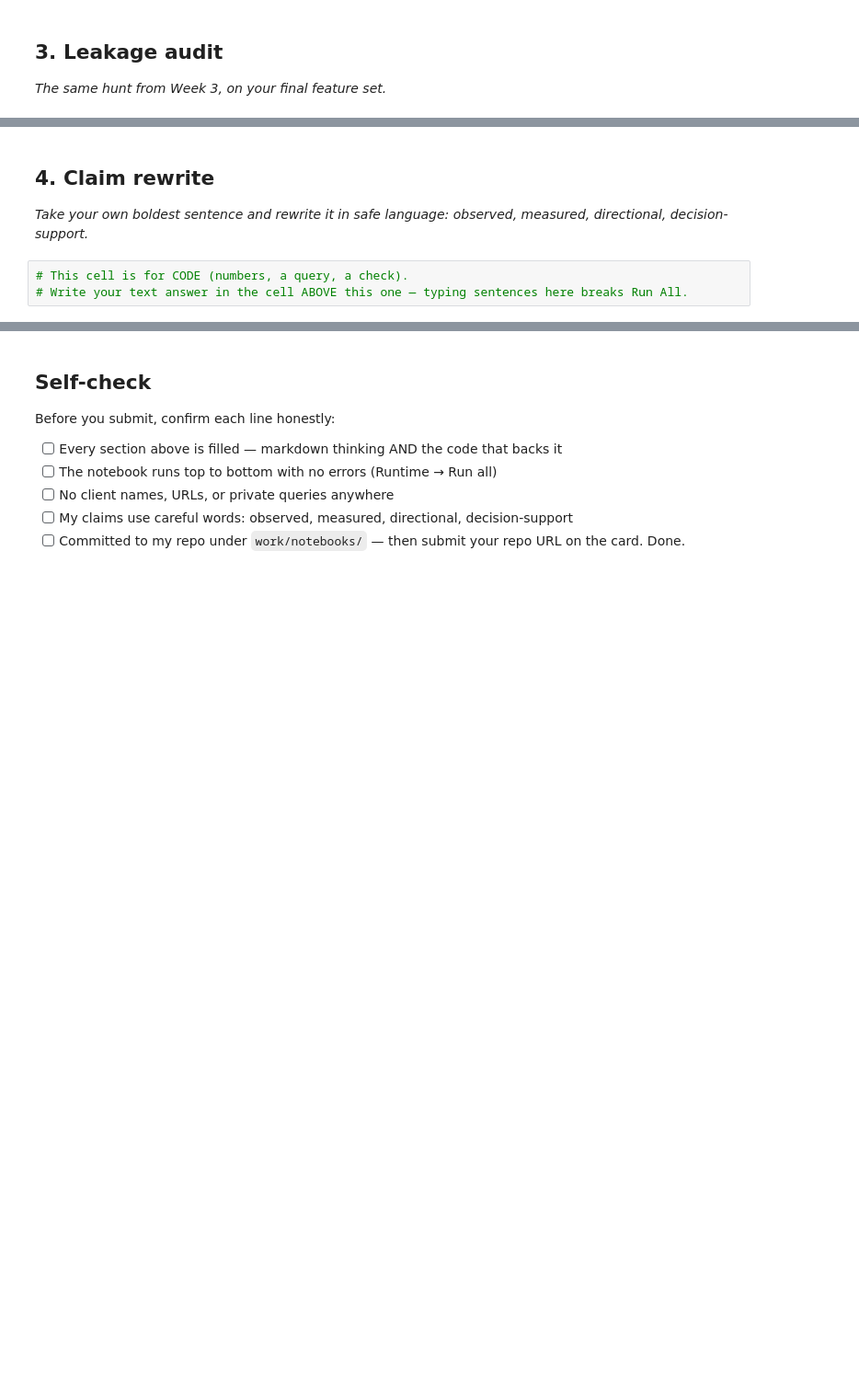
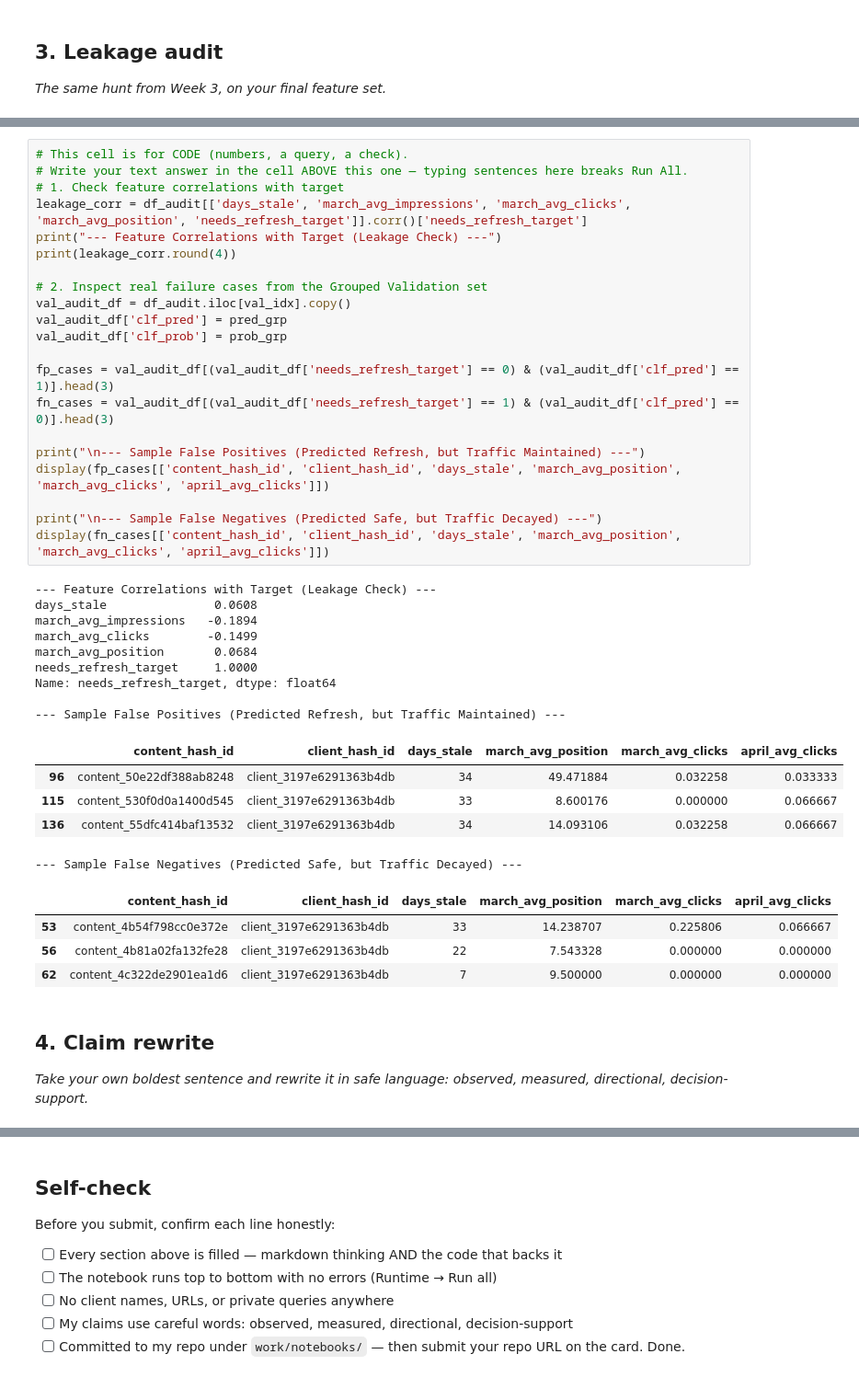
Before and after one commit to abdul-ITexpert/flyrank-internship-week1, a Jupyter notebook: work/notebooks/w06_validation_audit.ipynb, the cells around one changed output, grey strips where cells are left out. Shown at 92% size. Drawn from its saved outputs; the diff is of its cells as text; blank space fills up the shorter version.

```diff
--- a/work/notebooks/w06_validation_audit.ipynb
+++ b/work/notebooks/w06_validation_audit.ipynb
@@ -30,7 +212,44 @@ This skeleton is yours to fill. Work the sections **in order** — each one has
+# %%
+# This cell is for CODE (numbers, a query, a check).
+# Write your text answer in the cell ABOVE this one — typing sentences here breaks Run All.
+# 1. Check feature correlations with target
+leakage_corr = df_audit[['days_stale', 'march_avg_impressions', 'march_avg_clicks', 'march_avg_position', 'needs_refresh_target']].corr()['needs_refresh_target']
+print("--- Feature Correlations with Target (Leakage Check) ---")
+print(leakage_corr.round(4))
+
+# 2. Inspect real failure cases from the Grouped Validation set
+val_audit_df = df_audit.iloc[val_idx].copy()
+val_audit_df['clf_pred'] = pred_grp
+val_audit_df['clf_prob'] = prob_grp
+
+fp_cases = val_audit_df[(val_audit_df['needs_refresh_target'] == 0) & (val_audit_df['clf_pred'] == 1)].head(3)
+fn_cases = val_audit_df[(val_audit_df['needs_refresh_target'] == 1) & (val_audit_df['clf_pred'] == 0)].head(3)
+
+print("\n--- Sample False Positives (Predicted Refresh, but Traffic Maintained) ---")
+display(fp_cases[['content_hash_id', 'client_hash_id', 'days_stale', 'march_avg_position', 'march_avg_clicks', 'april_avg_clicks']])
+
+print("\n--- Sample False Negatives (Predicted Safe, but Traffic Decayed) ---")
+display(fn_cases[['content_hash_id', 'client_hash_id', 'days_stale', 'march_avg_position', 'march_avg_clicks', 'april_avg_clicks']])
+# %% [output]
+--- Feature Correlations with Target (Leakage Check) ---
+days_stale               0.0608
+march_avg_impressions   -0.1894
+march_avg_clicks        -0.1499
+march_avg_position       0.0684
+needs_refresh_target     1.0000
+Name: needs_refresh_target, dtype: float64
+
+--- Sample False Positives (Predicted Refresh, but Traffic Maintained) ---
+|  | content_hash_id | client_hash_id | days_stale | march_avg_position | march_avg_clicks | april_avg_clicks |
+| 96 | content_50e22df388ab8248 | client_3197e6291363b4db | 34 | 49.471884 | 0.032258 | 0.033333 |
+| 115 | content_530f0d0a1400d545 | client_3197e6291363b4db | 33 | 8.600176 | 0.000000 | 0.066667 |
+| 136 | content_55dfc414baf13532 | client_3197e6291363b4db | 34 | 14.093106 | 0.032258 | 0.066667 |
+--- Sample False Negatives (Predicted Safe, but Traffic Decayed) ---
+|  | content_hash_id | client_hash_id | days_stale | march_avg_position | march_avg_clicks | april_avg_clicks |
+| 53 | content_4b54f798cc0e372e | client_3197e6291363b4db | 33 | 14.238707 | 0.225806 | 0.066667 |
+| 56 | content_4b81a02fa132fe28 | client_3197e6291363b4db | 22 | 7.543328 | 0.000000 | 0.000000 |
+| 62 | content_4c322de2901ea1d6 | client_3197e6291363b4db | 7 | 9.500000 | 0.000000 | 0.000000 |
 # %% [markdown]
 ## 4. Claim rewrite
 
 *Take your own boldest sentence and rewrite it in safe language: observed, measured, directional, decision-support.*
-# %%
-# This cell is for CODE (numbers, a query, a check).
-# Write your text answer in the cell ABOVE this one — typing sentences here breaks Run All.
```
Also changed, not shown: parts of 10 cells of this notebook.
